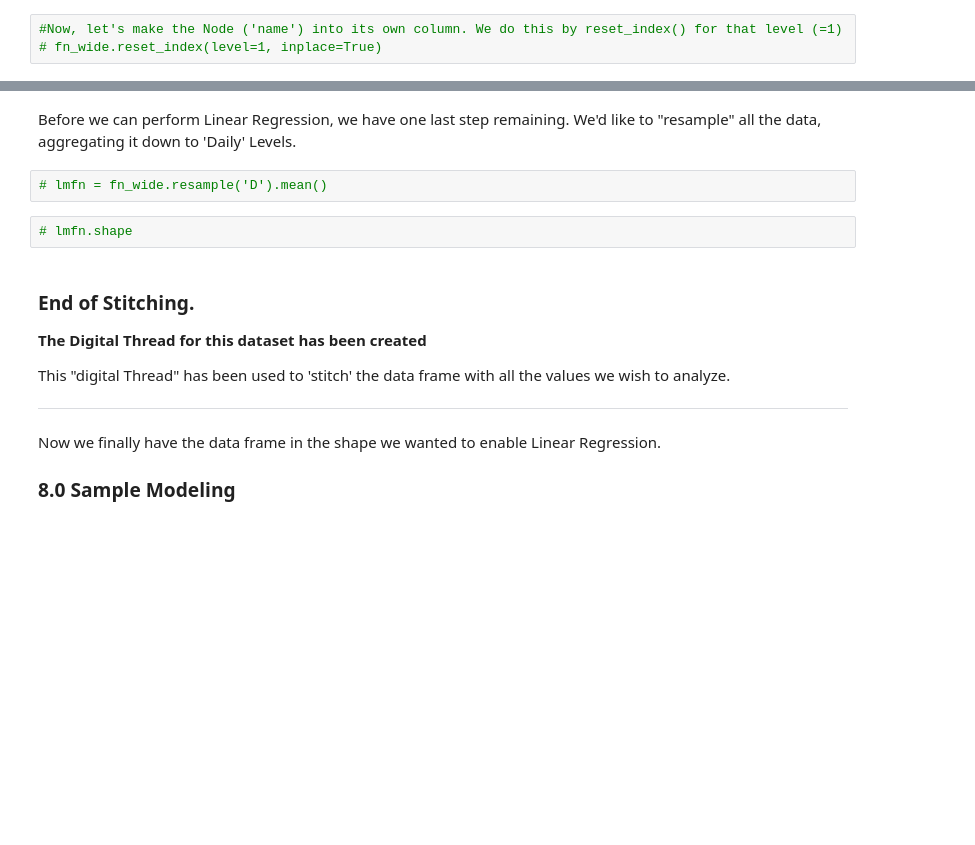
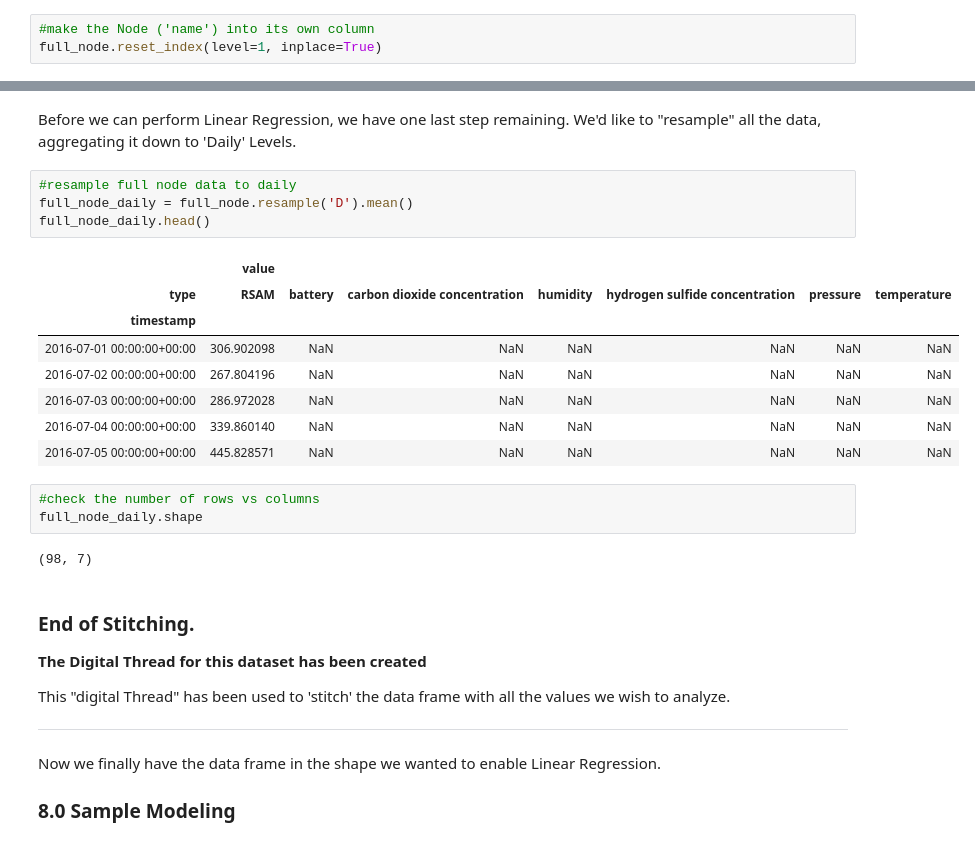
Before and after one commit to Opondoh/Digital_Thread_Summative, a Jupyter notebook: D4I_Summative_Vivian.ipynb, the cells around one changed output, grey strips where cells are left out. Drawn from its saved outputs; the diff is of its cells as text; blank space fills up the shorter version.

Commit message:
Resample all the data to daily and check size

```diff
--- a/D4I_Summative_Vivian.ipynb
+++ b/D4I_Summative_Vivian.ipynb
@@ -518,3 +512,3 @@ full.pivot_table(index=['timestamp', 'name'], columns='type', values='value')
 # %%
-#Now, let's make the Node ('name') into its own column. We do this by reset_index() for that level (=1)
-# fn_wide.reset_index(level=1, inplace=True)
+#make the Node ('name') into its own column
+full_node.reset_index(level=1, inplace=True)
@@ -523,9 +527,23 @@ full.pivot_table(index=['timestamp', 'name'], columns='type', values='value')
 # %% [markdown]
 Before we can perform Linear Regression, we have one last step remaining. We'd like to "resample" all the data, aggregating it down to 'Daily' Levels.
-# %%
-# lmfn = fn_wide.resample('D').mean()
-# %%
-# lmfn.shape
+# %%
+#resample full node data to daily
+full_node_daily = full_node.resample('D').mean()
+full_node_daily.head()
+# %% [output]
+|  | value |  |  |  |  |  |  |
+| type | RSAM | battery | carbon dioxide concentration | humidity | hydrogen sulfide concentration | pressure | temperature |
+| timestamp |  |  |  |  |  |  |  |
+| 2016-07-01 00:00:00+00:00 | 306.902098 | NaN | NaN | NaN | NaN | NaN | NaN |
+| 2016-07-02 00:00:00+00:00 | 267.804196 | NaN | NaN | NaN | NaN | NaN | NaN |
+| 2016-07-03 00:00:00+00:00 | 286.972028 | NaN | NaN | NaN | NaN | NaN | NaN |
+| 2016-07-04 00:00:00+00:00 | 339.860140 | NaN | NaN | NaN | NaN | NaN | NaN |
+| 2016-07-05 00:00:00+00:00 | 445.828571 | NaN | NaN | NaN | NaN | NaN | NaN |
+# %%
+#check the number of rows vs columns
+full_node_daily.shape
+# %% [output]
+(98, 7)
 # %% [markdown]
 ### End of Stitching.
 
```
Also changed, not shown: parts of 4 cells of this notebook.
